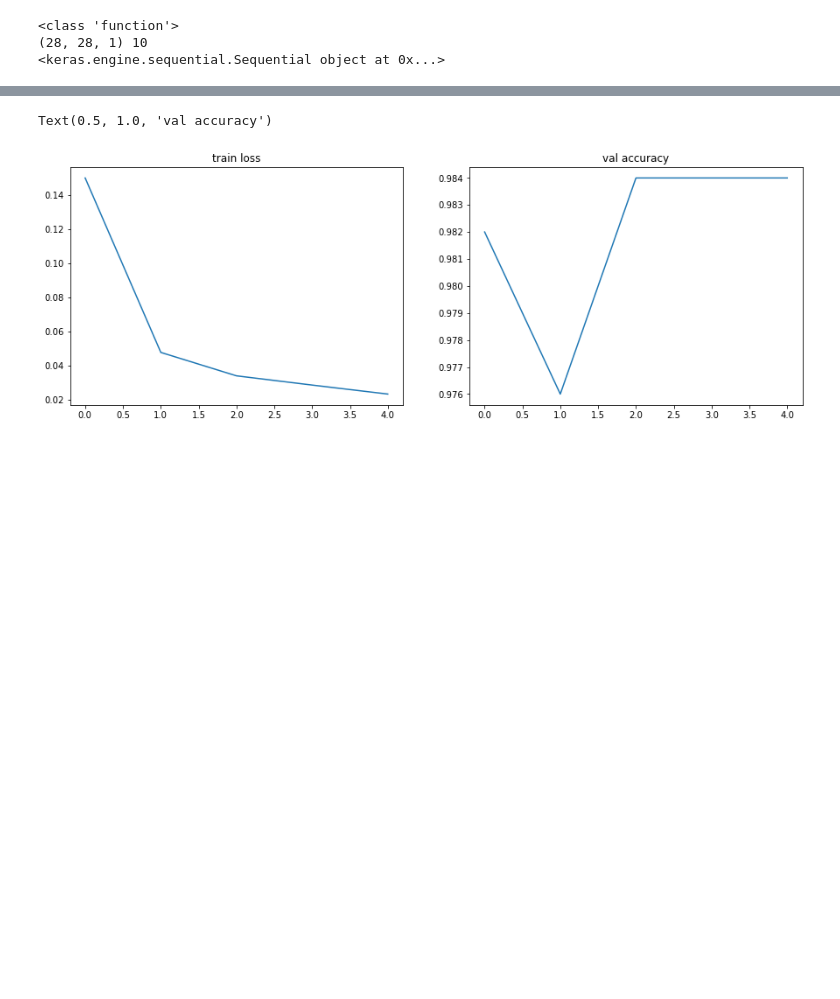
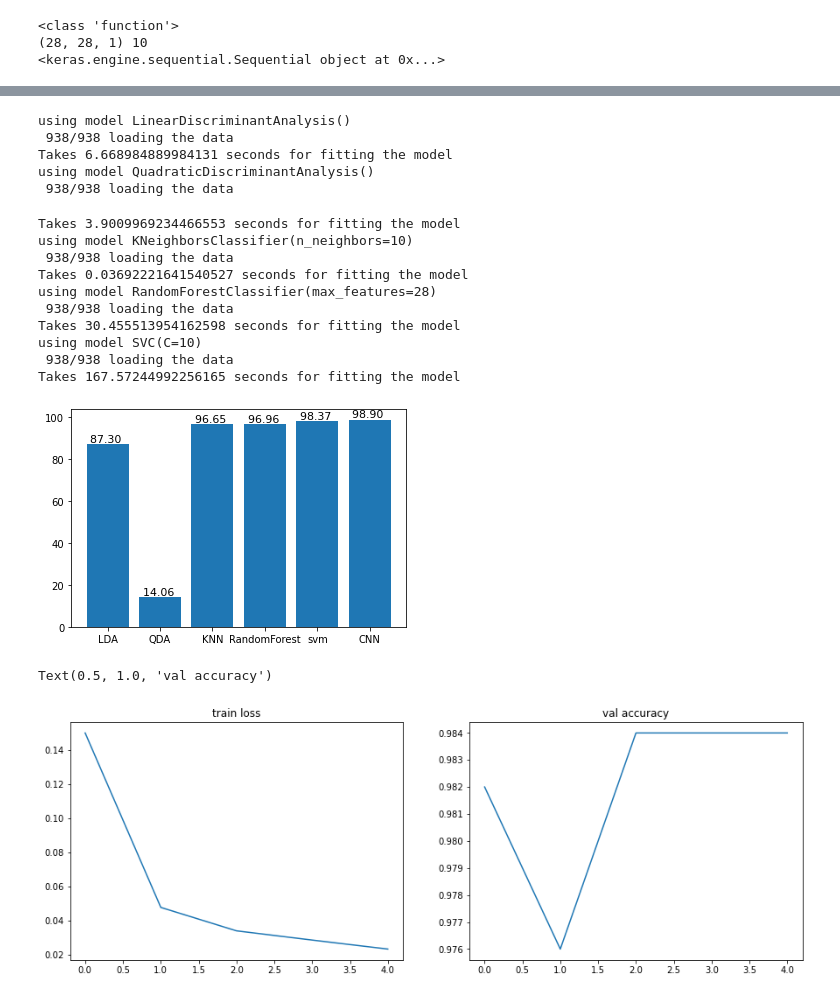
Before and after one commit to jchen3031/An-Exploration-of-Neural-Networks, a Jupyter notebook: Projectv2.ipynb, the cells around one changed output, grey strips where cells are left out. Cells and saved outputs as stored; diff of their text form; code cells hidden in the pictures; blank space fills up the shorter version.

```diff
--- a/Projectv2.ipynb
+++ b/Projectv2.ipynb
@@ -64,3 +42,22 @@ acc.append(f.test())
+# %%
+num.plot_accuary(t[1])
+# %% [output]
+using model LinearDiscriminantAnalysis()
+ 938/938 loading the data
+Takes 6.668984889984131 seconds for fitting the model
+using model QuadraticDiscriminantAnalysis()
+ 938/938 loading the data
+Takes 3.9009969234466553 seconds for fitting the model
+using model KNeighborsClassifier(n_neighbors=10)
+ 938/938 loading the data
+Takes 0.03692221641540527 seconds for fitting the model
+using model RandomForestClassifier(max_features=28)
+ 938/938 loading the data
+Takes 30.455513954162598 seconds for fitting the model
+using model SVC(C=10)
+ 938/938 loading the data
+Takes 167.57244992256165 seconds for fitting the model
+[figure, added]
 # %%
 loss = his.history['loss']
 val_accuracy = his.history['val_accuracy']
```
Also changed, not shown: parts of 28 cells of this notebook, 2 other files.
